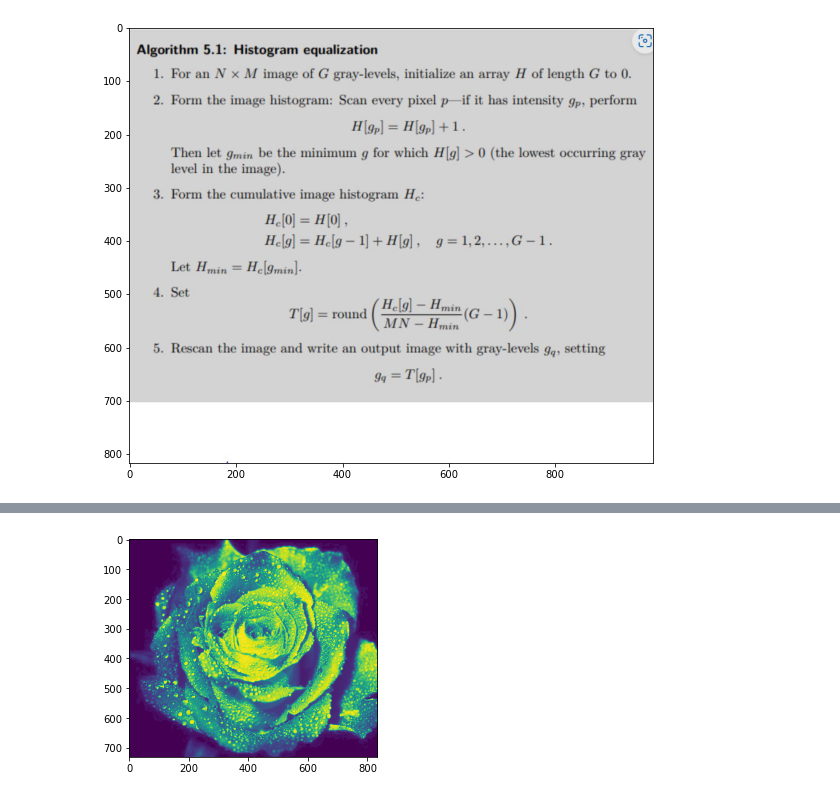
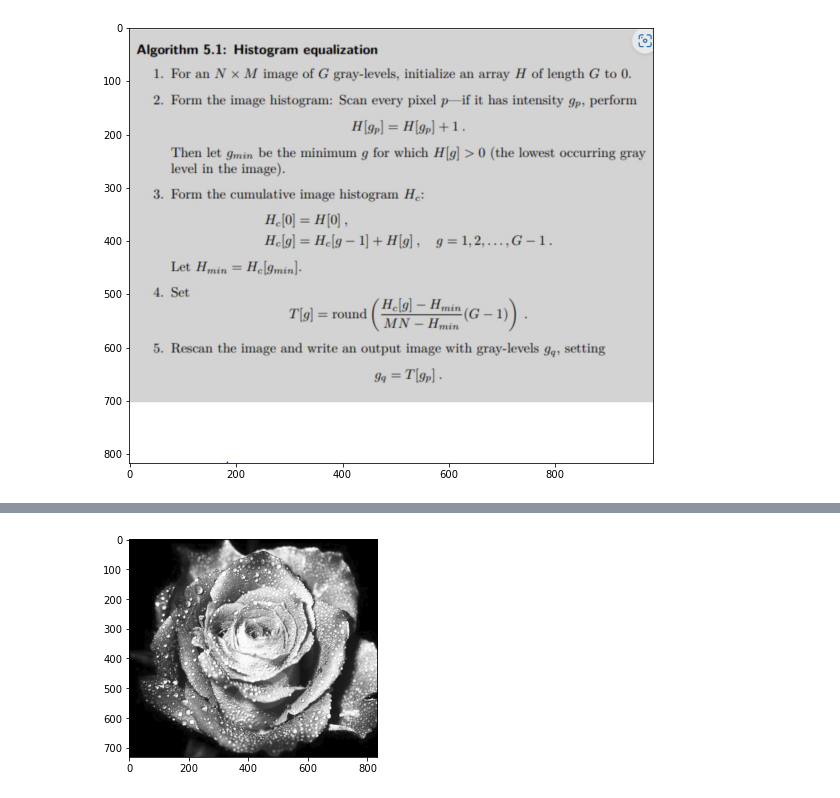
Before and after one commit to HoJin1014/KNU-BIGDATA-study, a Jupyter notebook: 2022.11.14/hist_equal.ipynb, the cells around one changed output, grey strips where cells are left out. Saved outputs shown, nothing was run; the diff lists cells and outputs as text; code cells hidden in the pictures.

```diff
--- a/2022.11.14/hist_equal.ipynb
+++ b/2022.11.14/hist_equal.ipynb
@@ -59,7 +70,7 @@ def histogram_equalization(img):
 # %%
 result, T = histogram_equalization(img1)
 # %%
-plt.imshow(result)
+plt.imshow(result, cmap='gray')
 plt.show()
 # %% [output]
-[figure, old version]
+[figure, new version]
```
Also changed, not shown: parts of 6 cells of this notebook.
